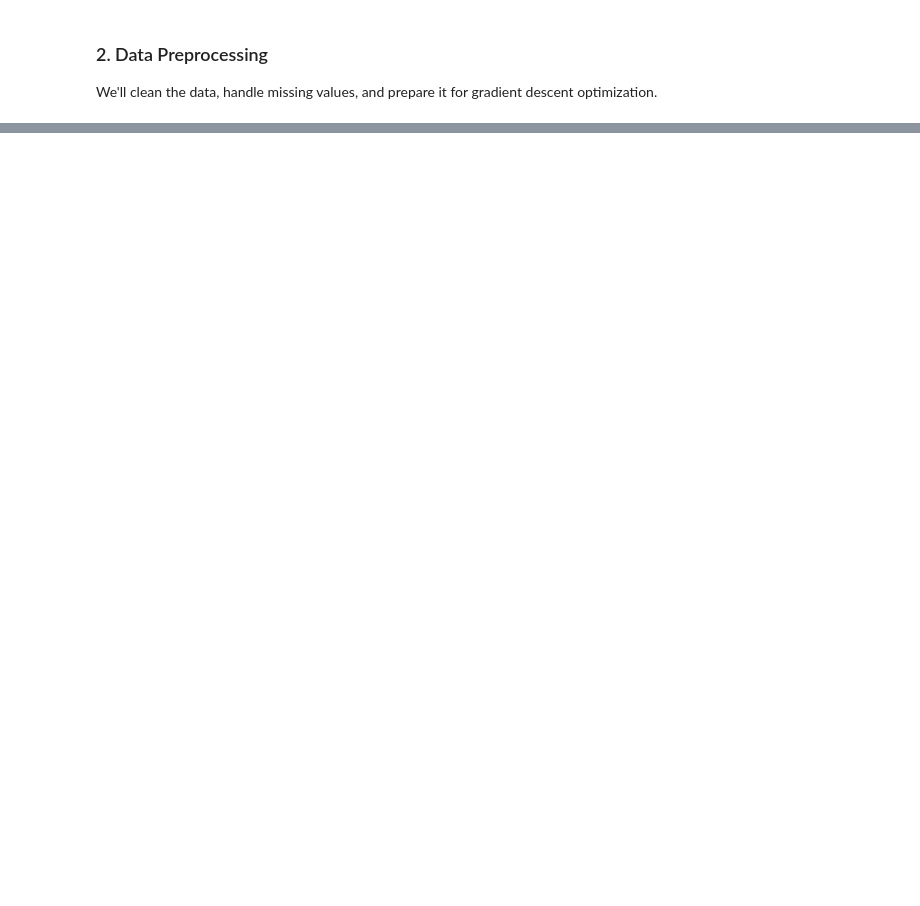
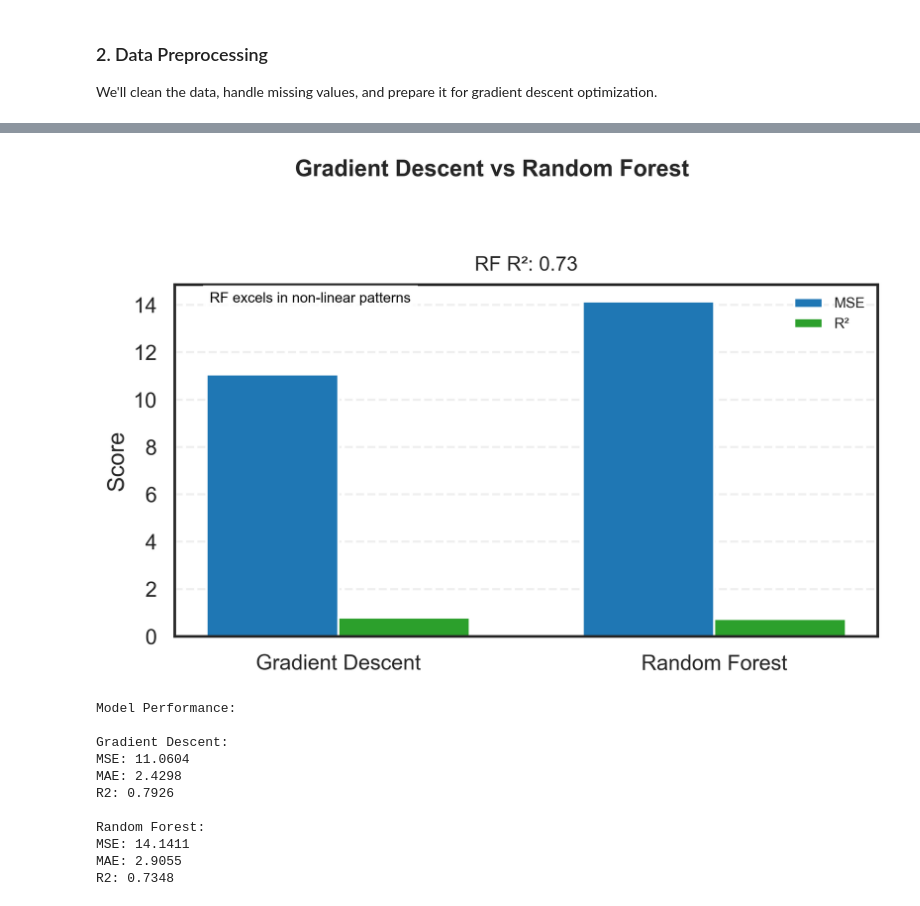
Before and after one commit to harryt50/INDE577_WDI, a Jupyter notebook: supervised learning/gradient_descent/gradient_descent_notebook.ipynb, the cells around one changed output, grey strips where cells are left out. Drawn from its saved outputs; the diff is of its cells as text; code cells hidden in the pictures; blank space fills up the shorter version.

```diff
--- a/supervised learning/gradient_descent/gradient_descent_notebook.ipynb
+++ b/supervised learning/gradient_descent/gradient_descent_notebook.ipynb
@@ -537,0 +381,71 @@ Results saved to 'gradient_descent_results.csv'
+# %%
+# Prepare data
+features = ['Log GDP per capita', 'Log CO2 Emissions per Capita', 'Labor Force Participation',
+            'Military Expenditure', 'Debt Service']
+X = df_processed[features]
+y = df_processed['Life Expectancy']
+X_train, X_test, y_train, y_test = train_test_split(X, y, test_size=0.2, random_state=42)
+# %%
+# Train models
+custom_gd = CustomGradientDescent(learning_rate=0.01, max_iter=5000, tol=1e-6)
+custom_gd.fit(X_train, y_train)
+y_pred_gd = custom_gd.predict(X_test)
+
+rf = RandomForestRegressor(n_estimators=100, max_depth=10, random_state=42)
+rf.fit(X_train, y_train)
+y_pred_rf = rf.predict(X_test)
+
+# Compute metrics
+metrics = {
+    'Gradient Descent': {
+        'MSE': mean_squared_error(y_test, y_pred_gd),
+        'MAE': mean_absolute_error(y_test, y_pred_gd),
+        'R2': r2_score(y_test, y_pred_gd)
+    },
+    'Random Forest': {
+        'MSE': mean_squared_error(y_test, y_pred_rf),
+        'MAE': mean_absolute_error(y_test, y_pred_rf),
+        'R2': r2_score(y_test, y_pred_rf)
+    }
+}
+
+# Visualize performance
+fig = plt.figure(figsize=(8, 5), dpi=300)
+fig.suptitle('Gradient Descent vs Random Forest', fontsize=16, fontweight='bold', y=1.05)
+ax = fig.add_subplot(111)
+sets = ['Gradient Descent', 'Random Forest']
+mse_scores = [metrics['Gradient Descent']['MSE'], metrics['Random Forest']['MSE']]
+r2_scores = [metrics['Gradient Descent']['R2'], metrics['Random Forest']['R2']]
+width = 0.35
+x = np.arange(len(sets))
+ax.bar(x - width/2, mse_scores, width, label='MSE', color='#1f77b4')
+ax.bar(x + width/2, r2_scores, width, label='R²', color='#2ca02c')
+ax.set_xticks(x)
+ax.set_xticklabels(sets)
+ax.set_ylabel('Score')
+ax.set_title(f'RF R²: {metrics["Random Forest"]["R2"]:.2f}', fontsize=14, pad=10)
+ax.legend(fontsize=10)
+ax.grid(True, axis='y', linestyle='--', alpha=0.3)
+ax.text(0.05, 0.95, 'RF excels in non-linear patterns', transform=ax.transAxes, fontsize=10,
+        color='black', bbox=dict(facecolor='white', alpha=0.8))
+plt.tight_layout()
+plt.show()
+
+print("Model Performance:")
+for model, scores in metrics.items():
+    print(f"\n{model}:")
+    for metric, value in scores.items():
+        print(f"{metric}: {value:.4f}")
+# %% [output]
+[figure, added]
+Model Performance:
+
+Gradient Descent:
+MSE: 11.0604
+MAE: 2.4298
+R2: 0.7926
+
+Random Forest:
+MSE: 14.1411
+MAE: 2.9055
+R2: 0.7348
```
Also changed, not shown: parts of 43 cells of this notebook, 6 other files.
